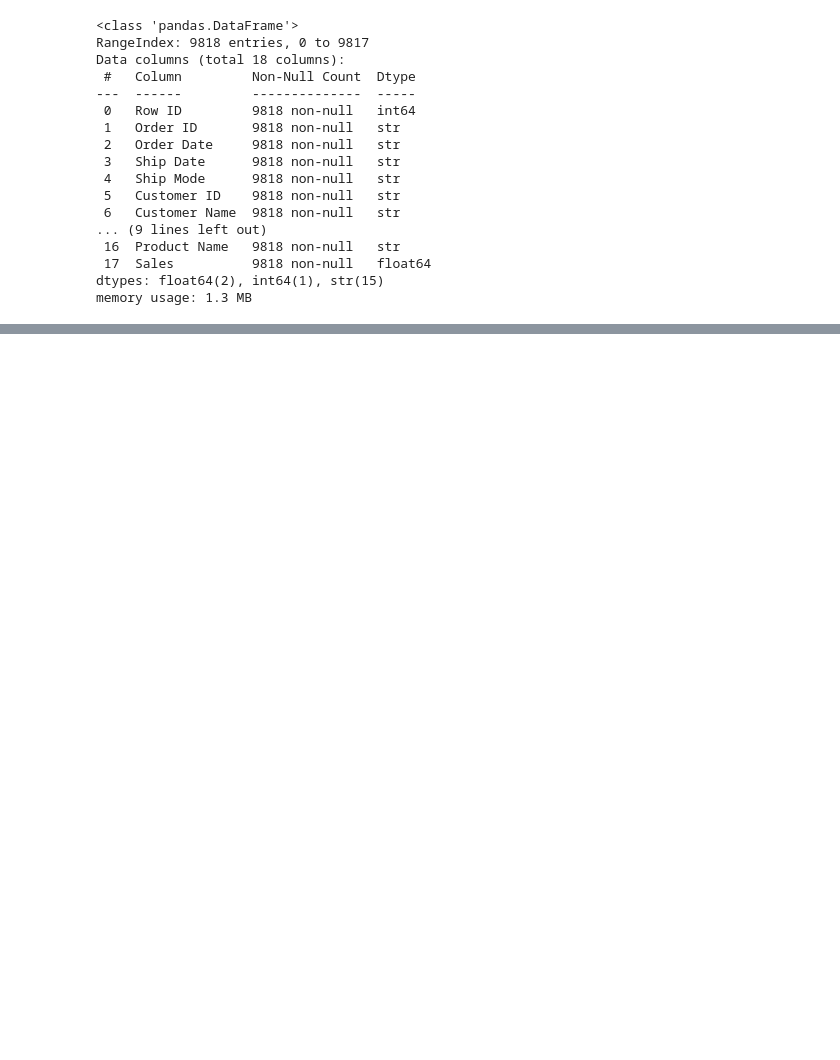
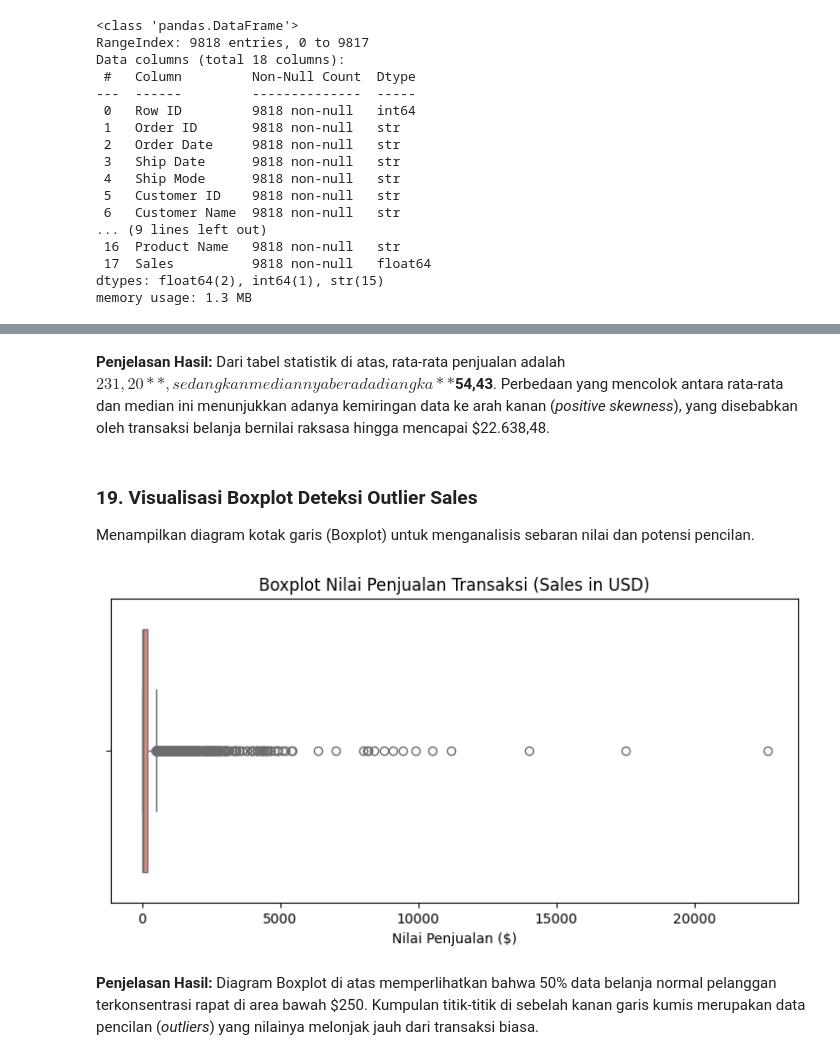
Before and after one commit to Firdaus1802/data-preprocessing, a Jupyter notebook: 04_Superstore_Sales/superstore_sales_preprocessing.ipynb, the cells around one changed output, grey strips where cells are left out. Drawn from its saved outputs; the diff is of its cells as text; code cells hidden in the pictures; blank space fills up the shorter version.

```diff
--- a/04_Superstore_Sales/superstore_sales_preprocessing.ipynb
+++ b/04_Superstore_Sales/superstore_sales_preprocessing.ipynb
@@ -298,0 +276,3 @@ outlier[['Order ID', 'Customer Name', 'Category', 'Product Name', 'Sales']].sort
+# %%
+sales = df['Sales']
+sales.name = 'Sales_Amount'
@@ -298,0 +297,17 @@ outlier[['Order ID', 'Customer Name', 'Category', 'Product Name', 'Sales']].sort
+# %% [markdown]
+**Penjelasan Hasil:**
+Dari tabel statistik di atas, rata-rata penjualan adalah **$231,20**, sedangkan mediannya berada di angka **$54,43**. Perbedaan yang mencolok antara rata-rata dan median ini menunjukkan adanya kemiringan data ke arah kanan (*positive skewness*), yang disebabkan oleh transaksi belanja bernilai raksasa hingga mencapai $22.638,48.
+# %% [markdown]
+### 19. Visualisasi Boxplot Deteksi Outlier Sales
+Menampilkan diagram kotak garis (Boxplot) untuk menganalisis sebaran nilai dan potensi pencilan.
+# %%
+plt.figure(figsize=(9, 4))
+sns.boxplot(x=sales, color='salmon')
+plt.title('Boxplot Nilai Penjualan Transaksi (Sales in USD)')
+plt.xlabel('Nilai Penjualan ($)')
+plt.show()
+# %% [output]
+[figure, added]
+# %% [markdown]
+**Penjelasan Hasil:**
+Diagram Boxplot di atas memperlihatkan bahwa 50% data belanja normal pelanggan terkonsentrasi rapat di area bawah $250. Kumpulan titik-titik di sebelah kanan garis kumis merupakan data pencilan (*outliers*) yang nilainya melonjak jauh dari transaksi biasa.
```
Also changed, not shown: parts of 119 cells of this notebook.
